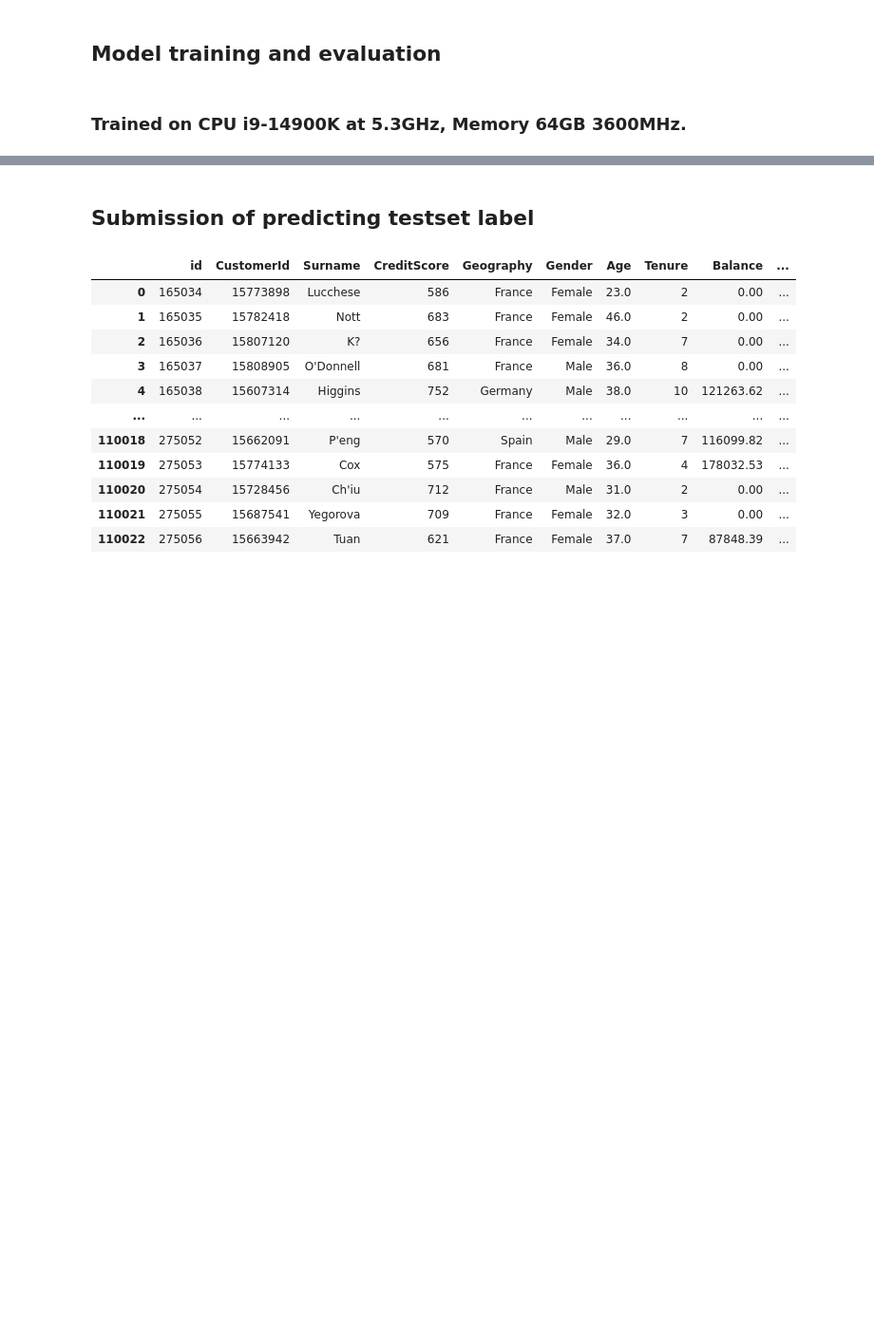
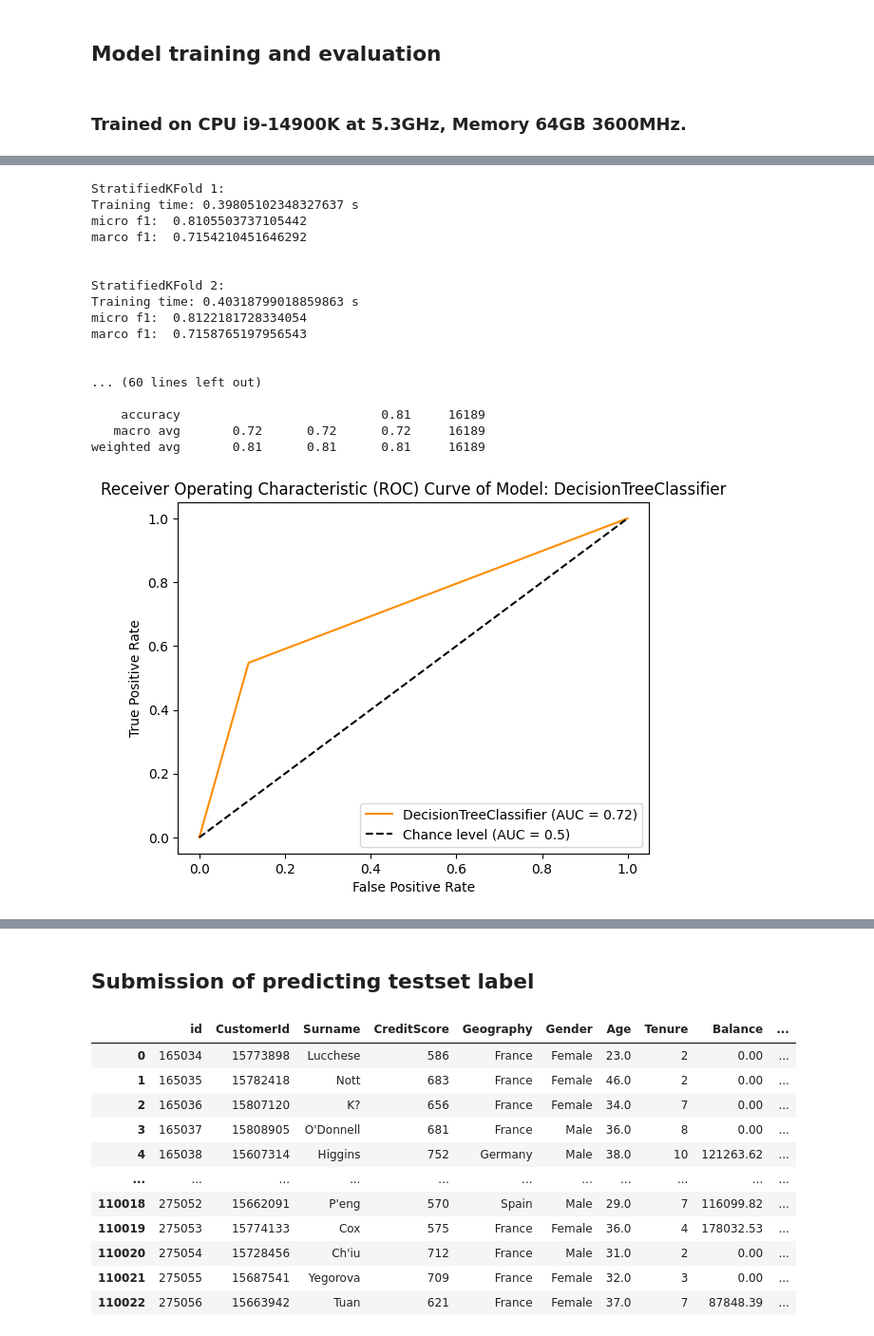
Before and after one commit to OliverWONG-MsC-EEE/COMP5511_Project, a Jupyter notebook: training_v2.ipynb, the cells around one changed output, grey strips where cells are left out. Shown: that part at 95% size. Cells and saved outputs as stored; diff of their text form; code cells hidden in the pictures; blank space fills up the shorter version.

```diff
--- a/training_v2.ipynb
+++ b/training_v2.ipynb
@@ -234,0 +312,22 @@ Best marco f1:  0.7641594048849858
+# %%
+#Decision tree
+model_DecisionTreeClassifier = train_and_evaluate("DecisionTreeClassifier")
+# %% [output]
+StratifiedKFold 1:
+Training time: 0.39805102348327637 s
+micro f1:  0.8105503737105442
+marco f1:  0.7154210451646292
+
+
+StratifiedKFold 2:
+Training time: 0.40318799018859863 s
+micro f1:  0.8122181728334054
+marco f1:  0.7158765197956543
+
+
+... (60 lines left out)
+
+    accuracy                           0.81     16189
+   macro avg       0.72      0.72      0.72     16189
+weighted avg       0.81      0.81      0.81     16189
+[figure, added]
```
Also changed, not shown: parts of 9 cells of this notebook.
